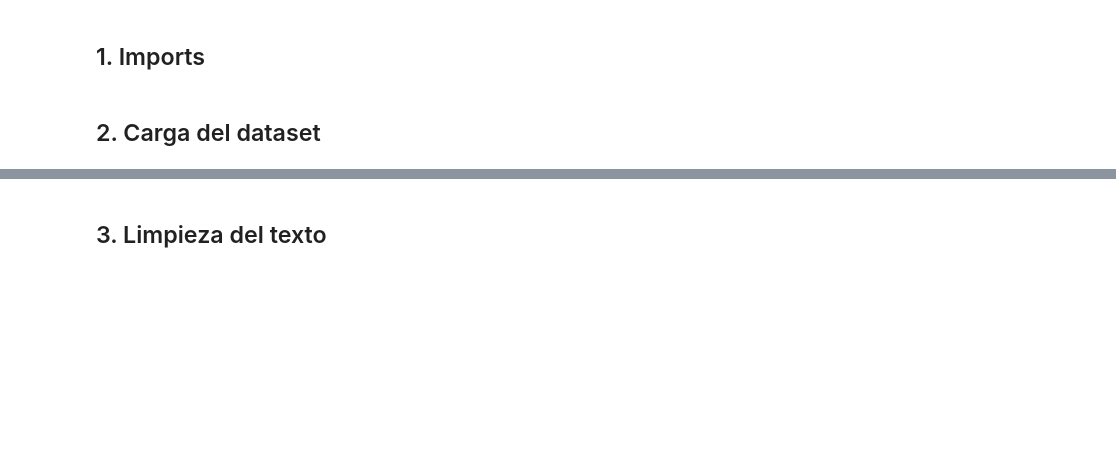
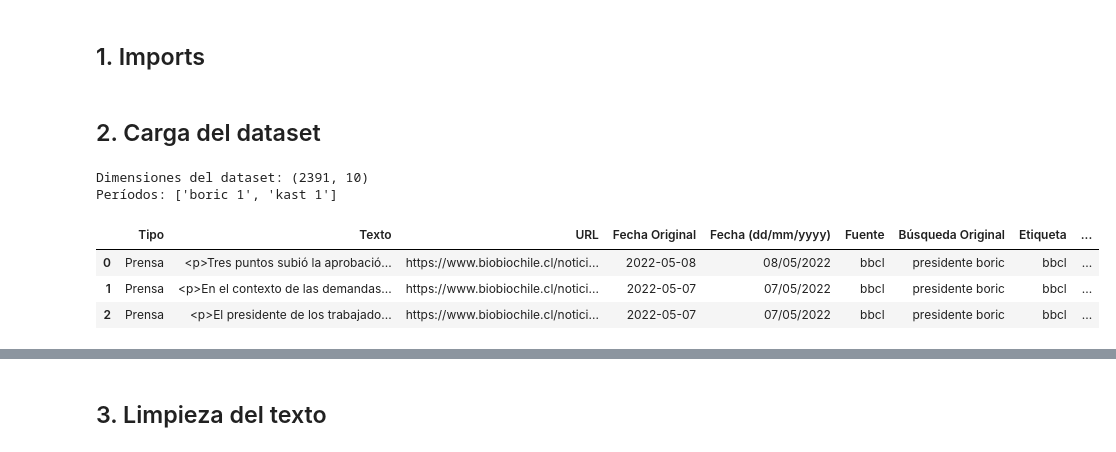
Before and after one commit to brrxs/Comparativa-Gobiernos-Kast-Boric, a Jupyter notebook: analisis_gobierno.ipynb, the cells around one changed output, grey strips where cells are left out. Drawn from its saved outputs; the diff is of its cells as text; code cells hidden in the pictures; blank space fills up the shorter version.

```diff
--- a/analisis_gobierno.ipynb
+++ b/analisis_gobierno.ipynb
@@ -23,10 +24,17 @@ pd.set_option('display.max_colwidth', 120)
 ## 2. Carga del dataset
 # %%
 # Carga el CSV de gobierno (Boric + Kast)
-df = pd.read_csv('../resultados_gobierno.csv', encoding='utf-8')
+df = pd.read_csv('resultados_gobierno2.csv', encoding='utf-8')
 
 print(f'Dimensiones del dataset: {df.shape}')
 print(f"Períodos: {df['ID recolección'].unique().tolist()}")
 df.head(3)
+# %% [output]
+Dimensiones del dataset: (2391, 10)
+Períodos: ['boric 1', 'kast 1']
+|  | Tipo | Texto | URL | Fecha Original | Fecha (dd/mm/yyyy) | Fuente | Búsqueda Original | Etiqueta | ... |
+| 0 | Prensa | <p>Tres puntos subió la aprobació... | https://www.biobiochile.cl/notici... | 2022-05-08 | 08/05/2022 | bbcl | presidente boric | bbcl | ... |
+| 1 | Prensa | <p>En el contexto de las demandas... | https://www.biobiochile.cl/notici... | 2022-05-07 | 07/05/2022 | bbcl | presidente boric | bbcl | ... |
+| 2 | Prensa | <p>El presidente de los trabajado... | https://www.biobiochile.cl/notici... | 2022-05-07 | 07/05/2022 | bbcl | presidente boric | bbcl | ... |
 # %%
 df.info()
```
Also changed, not shown: parts of 28 cells of this notebook.
